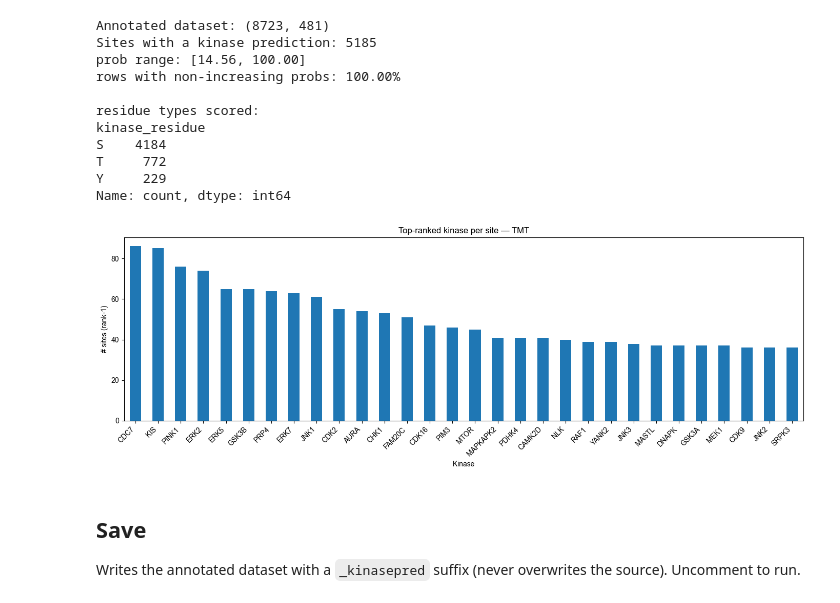
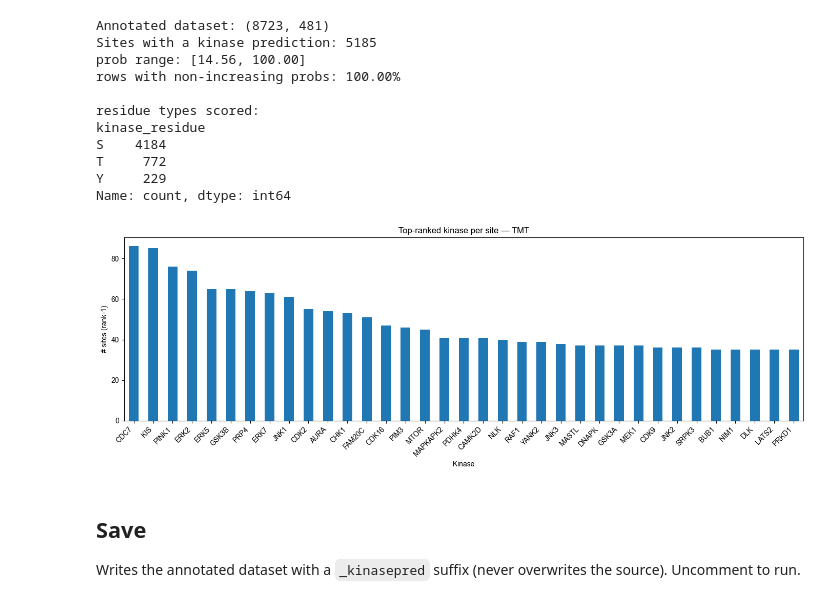
Before and after one commit to IgnacioNavas/TMT_Data_analysis, a Jupyter notebook: notebooks/05_downstream/kinase_prediction.ipynb, the cells around one changed output. Cells and saved outputs as stored; diff of their text form; code cells hidden in the pictures.

```diff
--- a/notebooks/05_downstream/kinase_prediction.ipynb
+++ b/notebooks/05_downstream/kinase_prediction.ipynb
@@ -198,18 +198,18 @@ Name: count, dtype: int64
 # %%
 # Top-ranked kinase distribution — expect CK2 / CDK / MAPK / GSK3 families to dominate S/T,
 # with tyrosine kinases (SRC / EGFR / ABL / SYK) appearing for Y sites.
-top_counts = df_annotated["predicted_kinase_1"].value_counts().head(30)
+top_counts = df_annotated["predicted_kinase_1"].value_counts().head(35)
 
 fig, ax = plt.subplots(figsize=(14, 5),)
 top_counts.plot(kind="bar", ax=ax,)
 ax.set_xlabel("Kinase")
 ax.set_ylabel("# sites (rank-1)")
 ax.set_title(f"Top-ranked kinase per site — {DATASET_TYPE}")
 plt.xticks(rotation=45, ha="right",)
 plt.tight_layout()
 plt.show()
 # %% [output]
-[figure, old version]
+[figure, new version]
 # %% [markdown]
 ## Save
 
```
Also changed, not shown: parts of 7 cells of this notebook, 10 other files.
